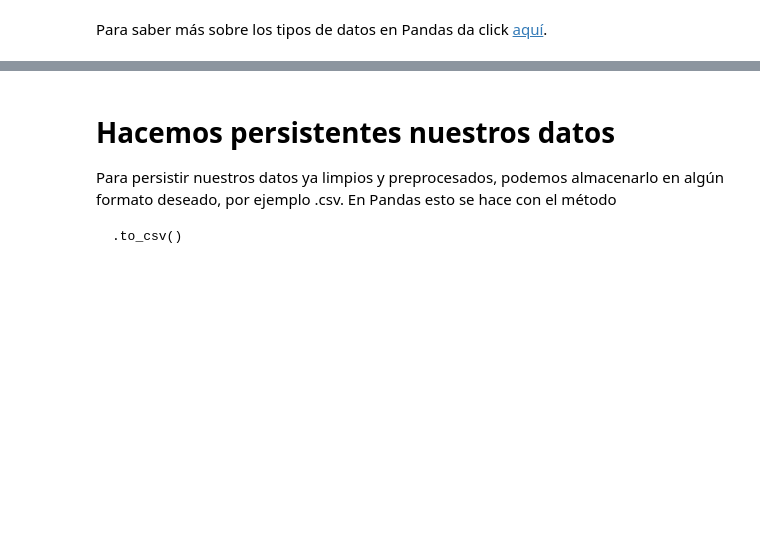
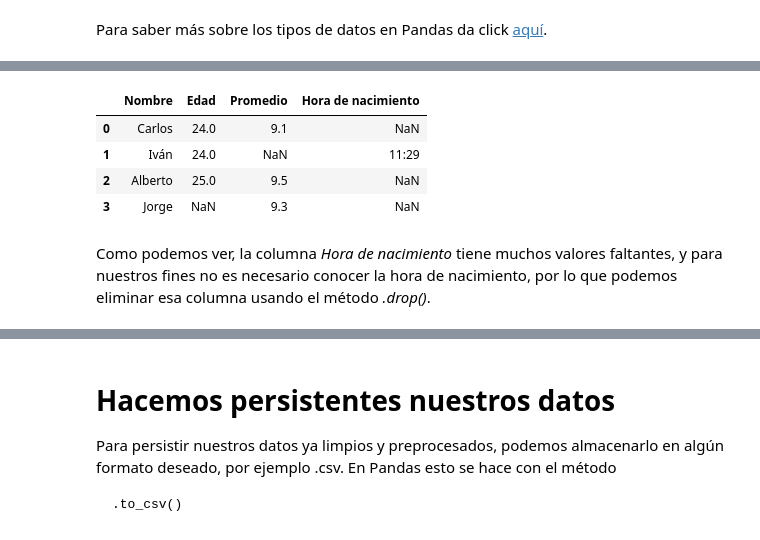
Before and after one commit to ivannpy/inferencia_estadistica, a Jupyter notebook: 08-22-2022_ivan/eda_pandas.ipynb, the cells around one changed output, grey strips where cells are left out. Saved outputs shown, nothing was run; the diff lists cells and outputs as text; code cells hidden in the pictures; blank space fills up the shorter version.

Commit message:
Actualiza notebook y agrega tratamiento de valores faltantes.

```diff
--- a/08-22-2022_ivan/eda_pandas.ipynb
+++ b/08-22-2022_ivan/eda_pandas.ipynb
@@ -185,0 +465,16 @@ df.head(15)
+# %%
+dict_example: dict = {"Nombre": ['Carlos', 'Iván', 'Alberto', 'Jorge'],
+                      "Edad": [24, 24, 25, np.nan],
+                      "Promedio": [9.1, np.nan, 9.5, 9.3],
+                      "Hora de nacimiento": [np.nan, "11:29", np.nan, np.nan]}
+# %%
+df_example = pd.DataFrame(dict_example)
+df_example
+# %% [output]
+|  | Nombre | Edad | Promedio | Hora de nacimiento |
+| 0 | Carlos | 24.0 | 9.1 | NaN |
+| 1 | Iván | 24.0 | NaN | 11:29 |
+| 2 | Alberto | 25.0 | 9.5 | NaN |
+| 3 | Jorge | NaN | 9.3 | NaN |
+# %% [markdown]
+Como podemos ver, la columna *Hora de nacimiento* tiene muchos valores faltantes, y para nuestros fines no es necesario conocer la hora de nacimiento, por lo que podemos eliminar esa columna usando el método *.drop()*.
```
Also changed, not shown: parts of 34 cells of this notebook.
